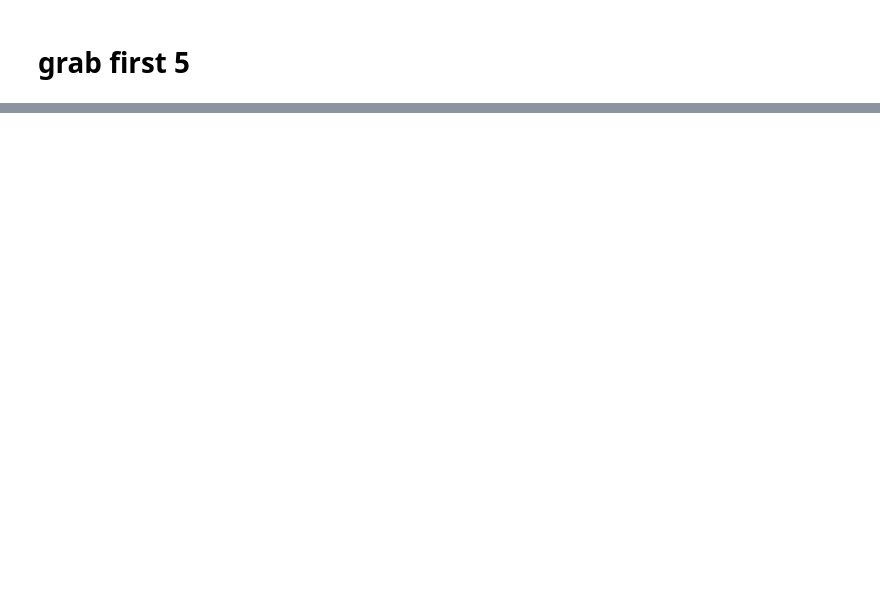
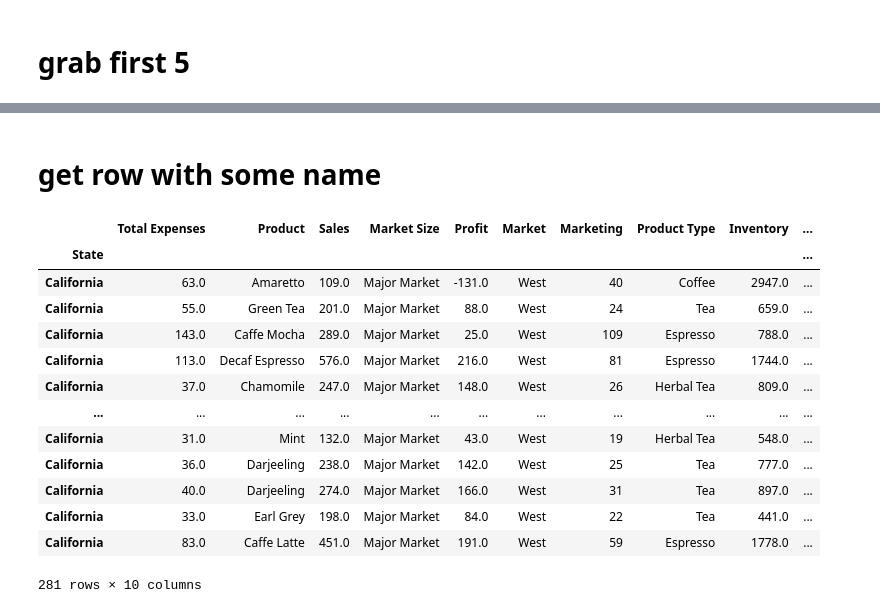
Before and after one commit to prime-infinity/LearningJupyter, a Jupyter notebook: LoadData.ipynb, the cells around one changed output, grey strips where cells are left out. Drawn from its saved outputs; the diff is of its cells as text; code cells hidden in the pictures; blank space fills up the shorter version.

```diff
--- a/LoadData.ipynb
+++ b/LoadData.ipynb
@@ -139,0 +143,19 @@ sales.iloc[[2,3,4]]
+# %% [markdown]
+# get row with some name
+# %%
+sales.loc['California']
+# %% [output]
+|  | Total Expenses | Product | Sales | Market Size | Profit | Market | Marketing | Product Type | Inventory | ... |
+| State |  |  |  |  |  |  |  |  |  | ... |
+| California | 63.0 | Amaretto | 109.0 | Major Market | -131.0 | West | 40 | Coffee | 2947.0 | ... |
+| California | 55.0 | Green Tea | 201.0 | Major Market | 88.0 | West | 24 | Tea | 659.0 | ... |
+| California | 143.0 | Caffe Mocha | 289.0 | Major Market | 25.0 | West | 109 | Espresso | 788.0 | ... |
+| California | 113.0 | Decaf Espresso | 576.0 | Major Market | 216.0 | West | 81 | Espresso | 1744.0 | ... |
+| California | 37.0 | Chamomile | 247.0 | Major Market | 148.0 | West | 26 | Herbal Tea | 809.0 | ... |
+| ... | ... | ... | ... | ... | ... | ... | ... | ... | ... | ... |
+| California | 31.0 | Mint | 132.0 | Major Market | 43.0 | West | 19 | Herbal Tea | 548.0 | ... |
+| California | 36.0 | Darjeeling | 238.0 | Major Market | 142.0 | West | 25 | Tea | 777.0 | ... |
+| California | 40.0 | Darjeeling | 274.0 | Major Market | 166.0 | West | 31 | Tea | 897.0 | ... |
+| California | 33.0 | Earl Grey | 198.0 | Major Market | 84.0 | West | 22 | Tea | 441.0 | ... |
+| California | 83.0 | Caffe Latte | 451.0 | Major Market | 191.0 | West | 59 | Espresso | 1778.0 | ... |
+281 rows × 10 columns
```
Also changed, not shown: parts of 25 cells of this notebook.
